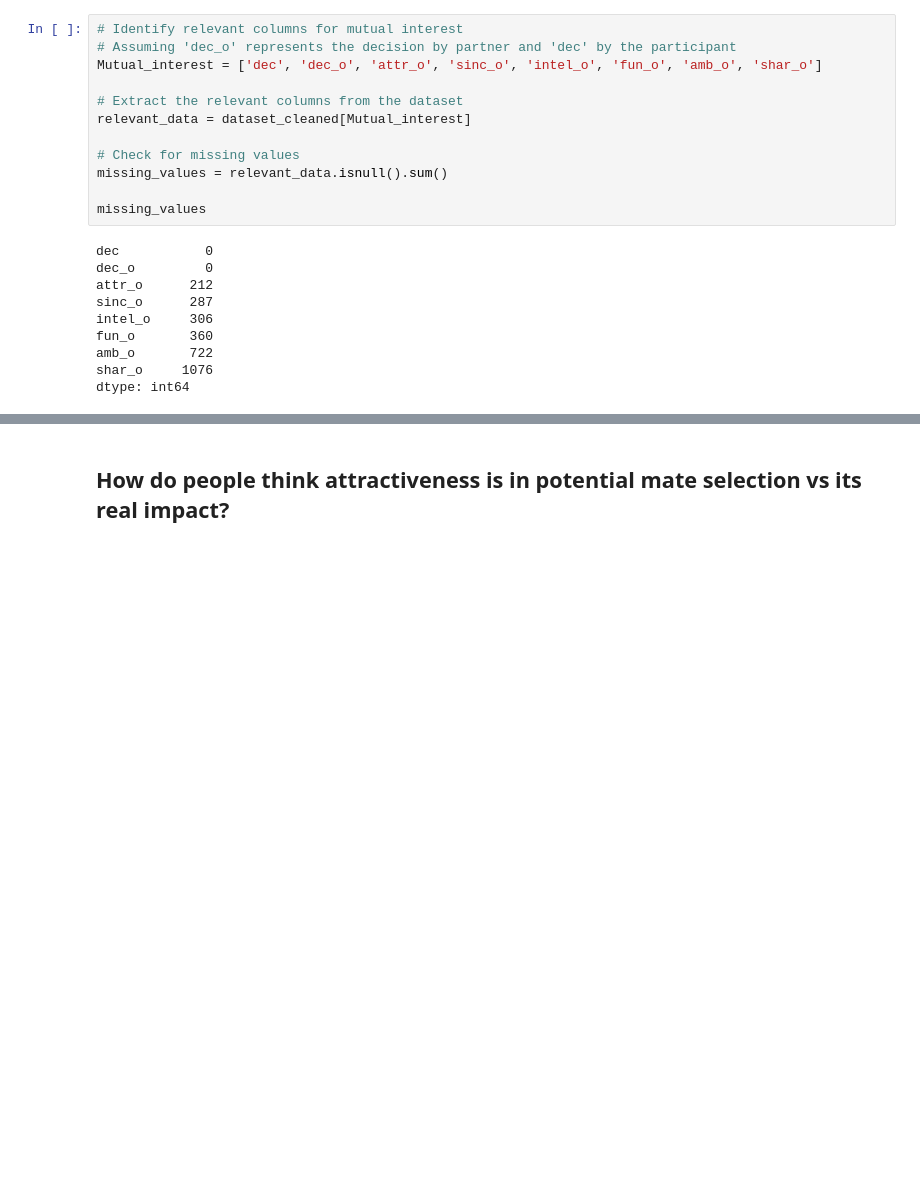
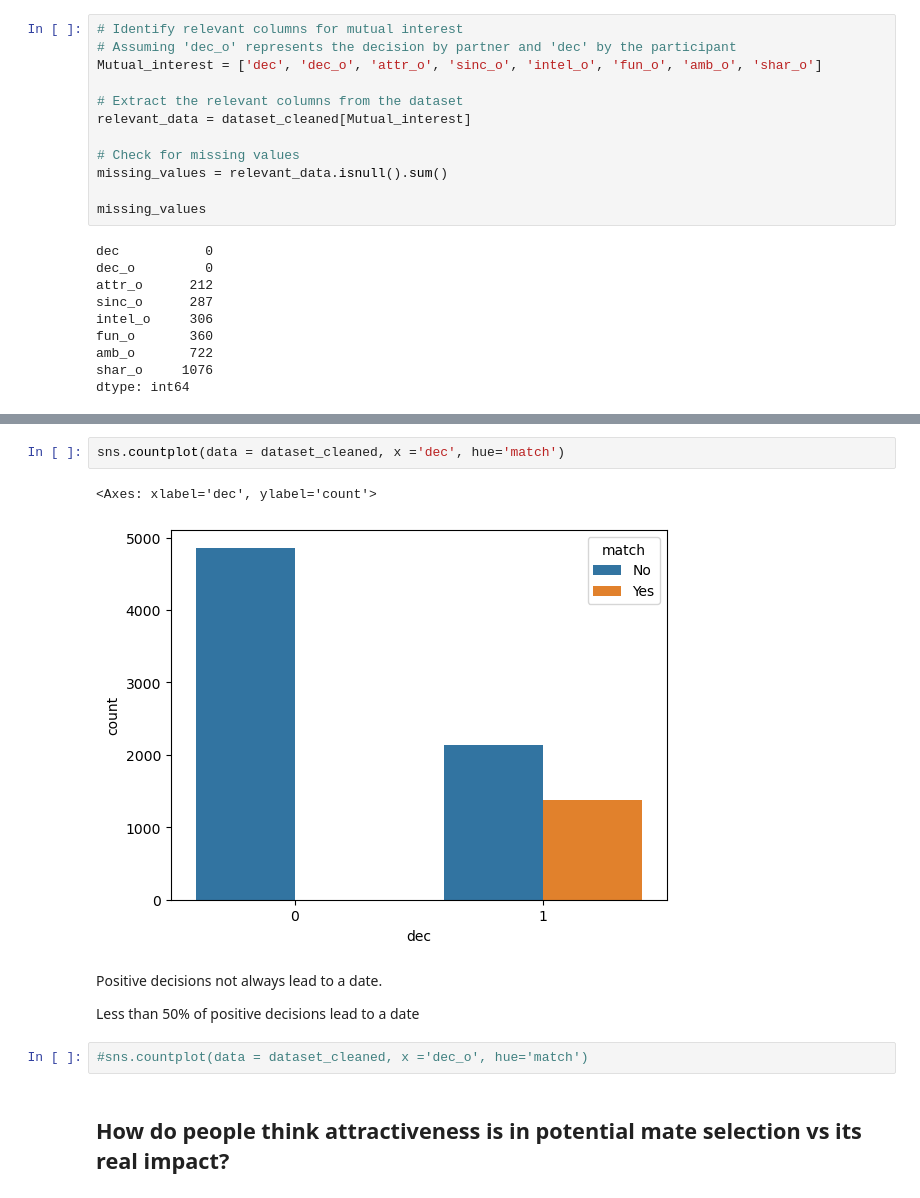
Before and after one commit to ClaudineWenhaji/Bloc_2, a Jupyter notebook: Bloc2_Speed_Dating.ipynb, the cells around one changed output, grey strips where cells are left out. Cells and saved outputs as stored; diff of their text form; blank space fills up the shorter version.

```diff
--- a/Bloc2_Speed_Dating.ipynb
+++ b/Bloc2_Speed_Dating.ipynb
@@ -460,3 +444,14 @@ plot_female_correlations(female_partner_correlations, 'Correlations with Male Pa
+# %%
+sns.countplot(data = dataset_cleaned, x ='dec', hue='match')
+# %% [output]
+<Axes: xlabel='dec', ylabel='count'>
+[figure, added]
+# %% [markdown]
+Positive decisions not always lead to a date.
+
+Less than 50% of positive decisions lead to a date
+# %%
+#sns.countplot(data = dataset_cleaned, x ='dec_o', hue='match')
 # %% [markdown]
 ## How do people think attractiveness is in potential mate selection vs its real impact?
 # %% [markdown]
```
Also changed, not shown: parts of 55 cells of this notebook.
